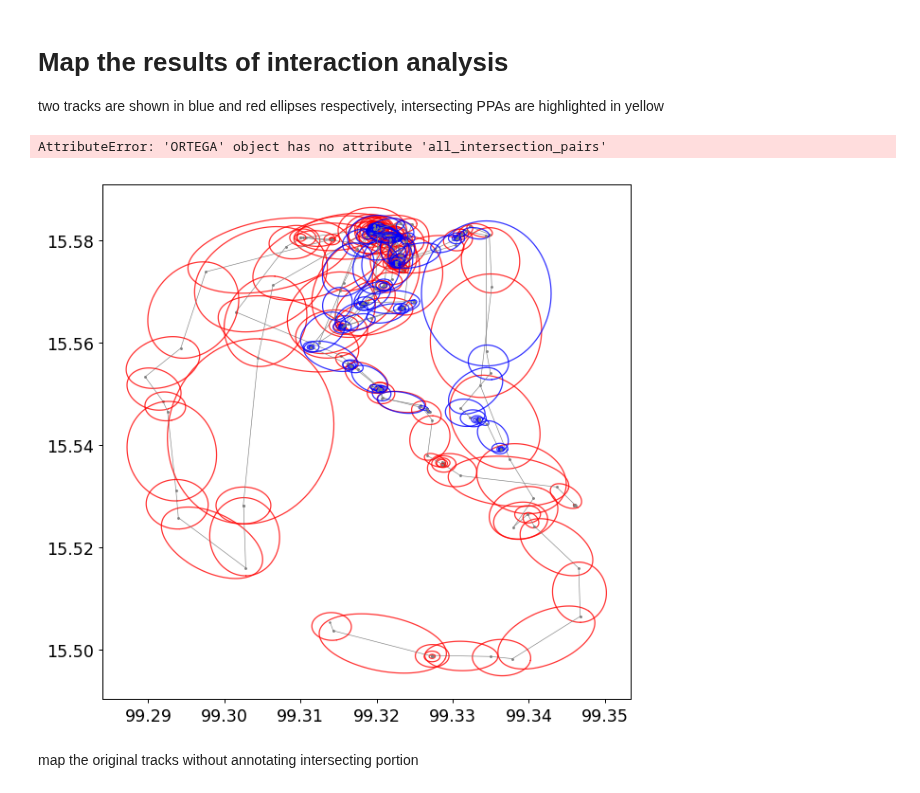
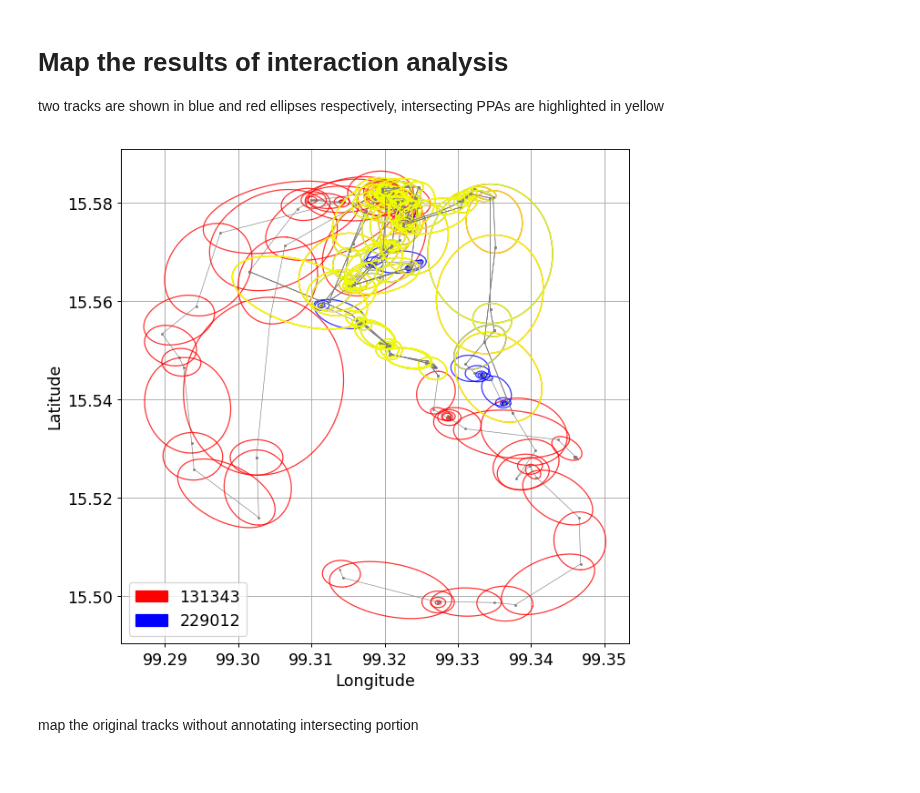
Before and after one commit to move-ucsb/ORTEGA, a Jupyter notebook: examples/example.ipynb, the cells around one changed output. Drawn from its saved outputs; the diff is of its cells as text; code cells hidden in the pictures.

```diff
--- a/examples/example.ipynb
+++ b/examples/example.ipynb
@@ -65,0 +66,2 @@ df_intersecting_PPAs, df_duration = interaction1.interaction_analysis()
+# %%
+intersecting_ellipse_list, df_intersecting_PPAs, df_duration = interaction1.interaction_analysis()
@@ -129,10 +137,9 @@ Standard deviation: 18.547537525828538
 # Map the results of interaction analysis
 two tracks are shown in blue and red ellipses respectively, intersecting PPAs are highlighted in yellow
 # %%
-ortega.visualization.plot_interaction(interaction1)
+ortega.visualization.plot_interaction(interaction1, intersecting_ellipse_list)
 # %% [output]
-AttributeError: 'ORTEGA' object has no attribute 'all_intersection_pairs'
-[figure, old version]
+[figure, new version]
 # %% [markdown]
 map the original tracks without annotating intersecting portion
 # %%
```
Also changed, not shown: parts of 8 cells of this notebook.
